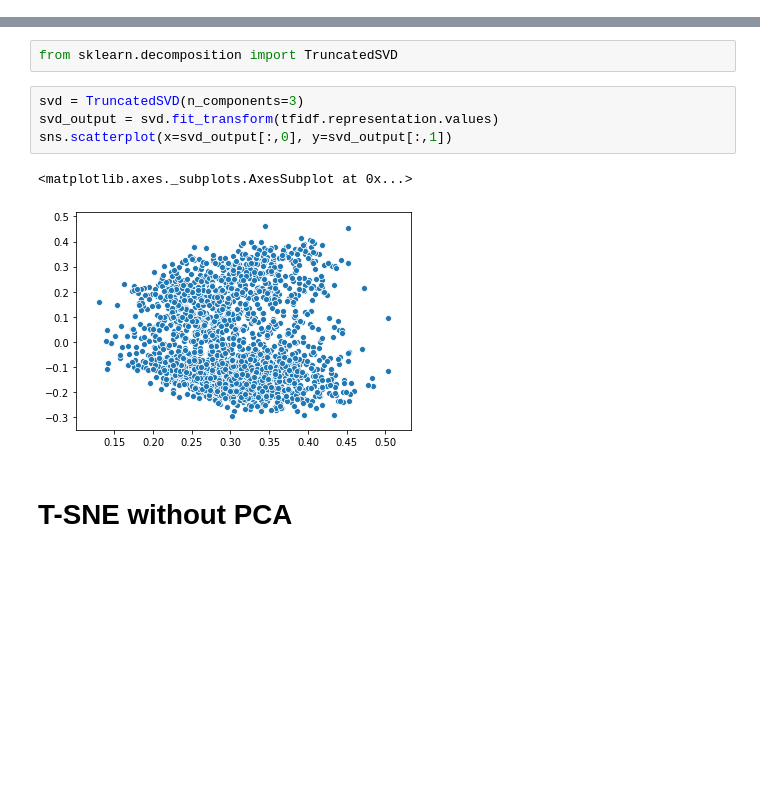
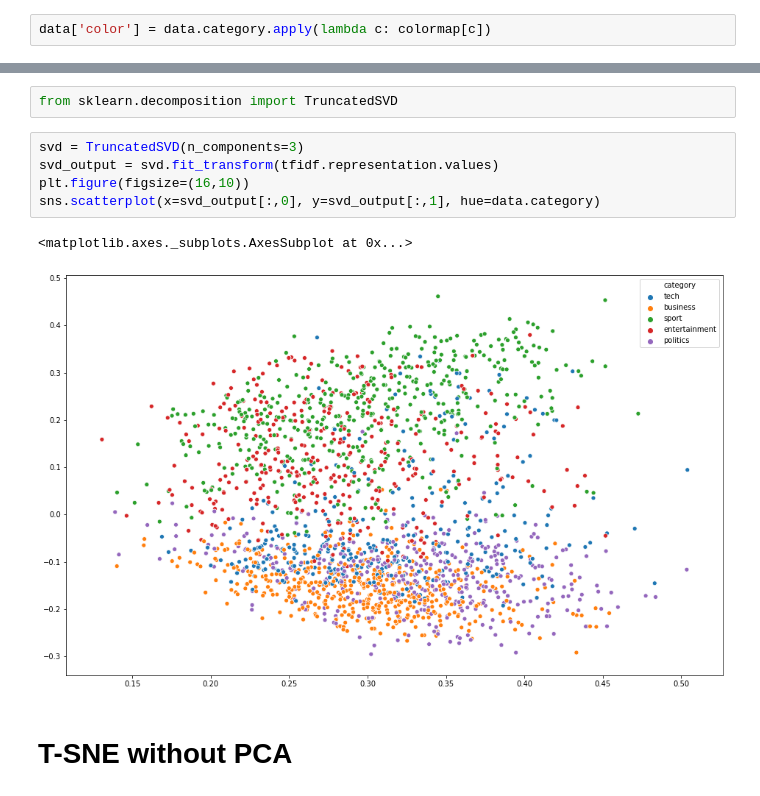
Before and after one commit to PabloRR100/NLP, a Jupyter notebook: Side_projects/Document_Clustering/Notebooks__Local/Data_Visualization/UMAP.ipynb, the cells around one changed output, grey strips where cells are left out. Cells and saved outputs as stored; diff of their text form; blank space fills up the shorter version.

```diff
--- a/Side_projects/Document_Clustering/Notebooks__Local/Data_Visualization/UMAP.ipynb
+++ b/Side_projects/Document_Clustering/Notebooks__Local/Data_Visualization/UMAP.ipynb
@@ -108,5 +108,7 @@ tfidf.representation.head()
 ## UAMP
 # %%
 import umap
+# %%
+data['color'] = data.category.apply(lambda c: colormap[c])
 # %%
 embedding = umap.UMAP(
@@ -147,10 +159,11 @@ from sklearn.decomposition import TruncatedSVD
 # %%
 svd = TruncatedSVD(n_components=3)
 svd_output = svd.fit_transform(tfidf.representation.values)
-sns.scatterplot(x=svd_output[:,0], y=svd_output[:,1])
+plt.figure(figsize=(16,10))
+sns.scatterplot(x=svd_output[:,0], y=svd_output[:,1], hue=data.category)
 # %% [output]
 <matplotlib.axes._subplots.AxesSubplot at 0x...>
-[figure, old version]
+[figure, new version]
 # %% [markdown]
 # T-SNE without PCA
 # %%
```
Also changed, not shown: parts of 12 cells of this notebook, 1 other file.
